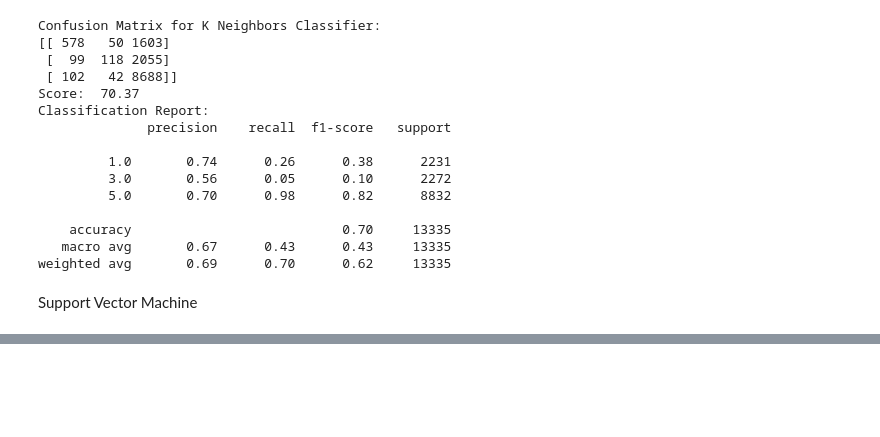
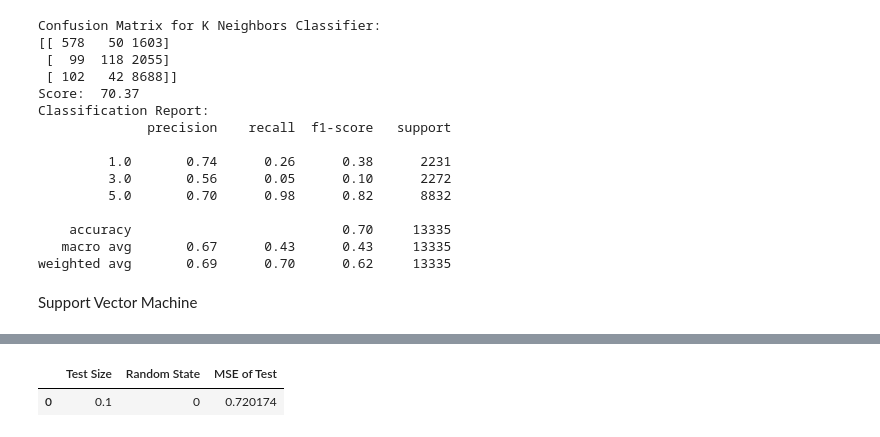
Before and after one commit to asribavan/cind820---capstone-project, a Jupyter notebook: Final_Results.ipynb, the cells around one changed output, grey strips where cells are left out. Saved outputs shown, nothing was run; the diff lists cells and outputs as text; code cells hidden in the pictures; blank space fills up the shorter version.

```diff
--- a/Final_Results.ipynb
+++ b/Final_Results.ipynb
@@ -575,0 +706,11 @@ print(count)
+# %%
+pipeline = Pipeline([('bow', CountVectorizer()),
+                     ('tfidf', TfidfTransformer()),
+                     ('classifier', MultinomialNB())])
+
+X = yelp['text']
+y = yelp['stars']
+X_train, X_test, y_train, y_test = train_test_split(X, y, test_size=0.1, random_state=31)
+pipeline.fit(X_train, y_train)
+y_test_pred = pipeline.predict(X_test)
+print(classification_report(y_test,y_test_pred))
@@ -575,0 +729,30 @@ print(count)
+# %%
+yelp_1 = yelp[(yelp.stars==1) | (yelp.stars==5)]
+X = yelp_1['text']
+y = yelp_1['stars']
+cv = CountVectorizer()
+X = cv.fit_transform(X)
+
+test_size = np.linspace(0.1, 1, num=9, endpoint=False)
+random_state = np.arange(0, 43)
+grid_results= []
+for testsize in test_size:
+    for randomstate in random_state:
+        try:
+            X_train, X_test, y_train, y_test = train_test_split(X, y, test_size=testsize, random_state=randomstate)
+            mnb = MultinomialNB()
+            mnb.fit(X_train, y_train)
+            y_test_pred = mnb.predict(X_test)
+            grid_results.append([testsize, randomstate, mean_squared_error(y_test, y_test_pred)])
+            grid_frame = pd.DataFrame(grid_results)
+            grid_frame.rename(columns={0:'Test Size', 1:'Random State', 2:'MSE of Test'}, inplace=True)
+        except Exception:
+            print(Exception.with_traceback())
+            print('error')
+            continue
+
+min_test_mse = grid_frame[grid_frame['MSE of Test'] == grid_frame['MSE of Test'].min()]
+min_test_mse
+# %% [output]
+|  | Test Size | Random State | MSE of Test |
+| 0 | 0.1 | 0 | 0.720174 |
```
Also changed, not shown: parts of 19 cells of this notebook.
